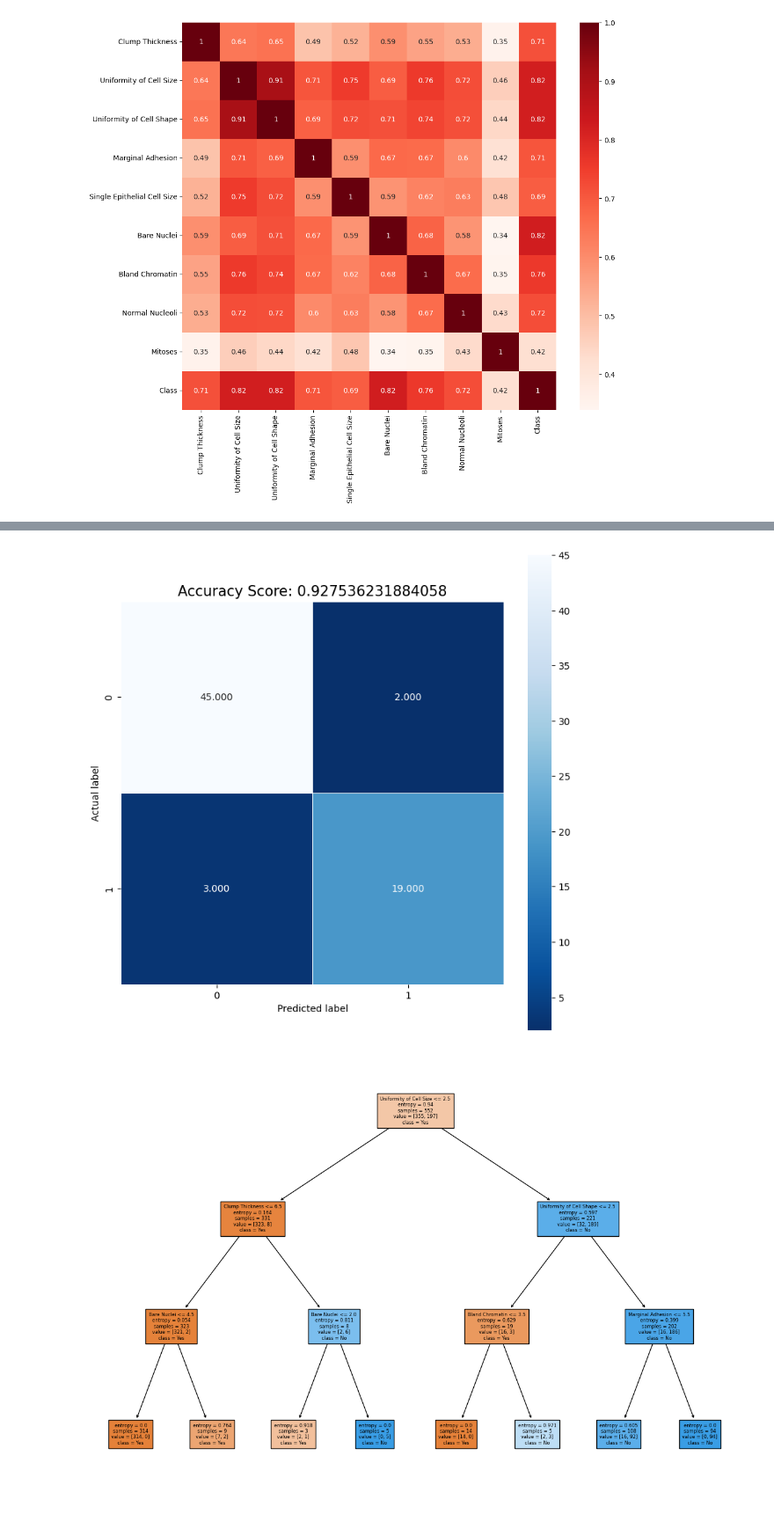
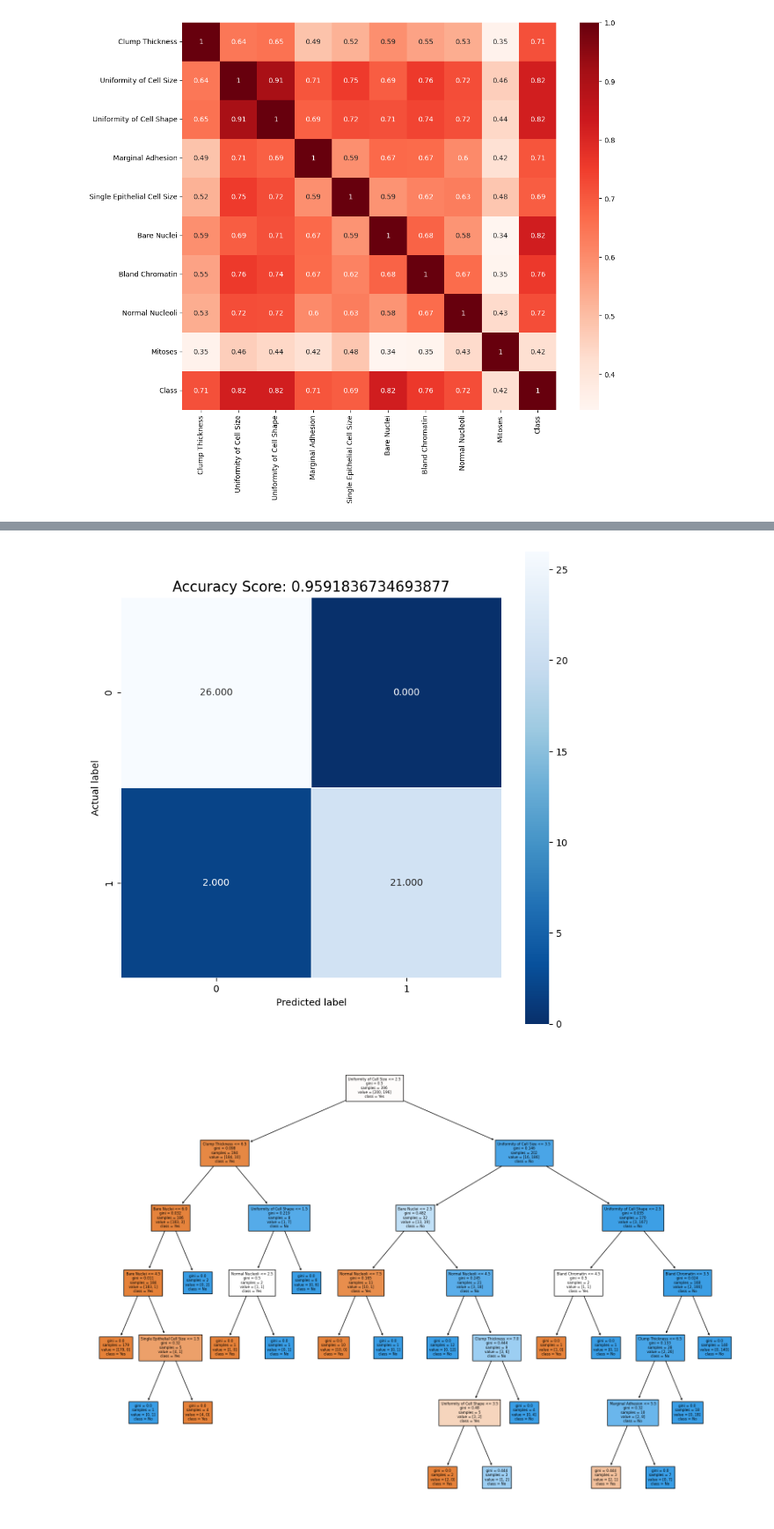
Before and after one commit to rvloenhout/Predicting_BenignOrMalignant, a Jupyter notebook: Decision_Tree.ipynb, the cells around one changed output, grey strips where cells are left out. Shown: that part at 88% size. Cells and saved outputs as stored; diff of their text form; code cells hidden in the pictures.

```diff
--- a/Decision_Tree.ipynb
+++ b/Decision_Tree.ipynb
@@ -84,8 +72,8 @@ sns.countplot(tumor_df_Merged, x="Class", );
 #Splitting the data into training (~80%), validation (~10%) and test (~10%) data
 x_columns = ["Clump Thickness", "Uniformity of Cell Size", "Uniformity of Cell Shape", "Marginal Adhesion", "Single Epithelial Cell Size", "Bare Nuclei", "Bland Chromatin", "Normal Nucleoli", "Mitoses"]
 y_column = ["Class"]
-X = tumor_df[x_columns]
-y = tumor_df[y_column]
+X = tumor_df_Merged[x_columns]
+y = tumor_df_Merged[y_column]
 
 #Transform 2 (for benign) into "No" (0) and 4 (for malignant) into "Yes" (1)
 y = y.replace({'Class': {2: "No", 4: "Yes"}})
@@ -94,7 +82,7 @@ X_train, X_test, y_train, y_test = train_test_split(X, y, test_size=0.1, random_
 X_train, X_val, y_train, y_val = train_test_split(X_train, y_train, test_size=0.1, random_state=101)
 # %%
 #Finding the best configuration settings using gradient decent using the validation set to tune hyperparameters
-max_depth = [ x for x in range(1,9)]
+max_depth = [ x for x in range(1,16)]
 
 settings = []
 
@@ -105,9 +93,9 @@ for criterion in ['entropy', 'log_loss', 'gini']:
         accuracy = sklearn.metrics.accuracy_score(y_val, model.predict(X_val))
         settings.append((criterion, eta0, accuracy))
 
-for config in settings:
-    print(config)
+# for config in settings:
+#     print(config)
 
-#best_accuracy =  max(settings, key=lambda x: x[-1])
-#print("Best settings according to Accuracy {}".format(best_accuracy))
+best_accuracy =  max(settings, key=lambda x: x[-1])
+print("Best settings according to Accuracy {}".format(best_accuracy))
 # %% [output]
@@ -131,8 +103,6 @@ for config in settings:
 # %%
 #Applying best settings to the test set
-#criterion, max_depth = best_accuracy[:2]
-criterion = 'entropy'
-max_depth = 3
+criterion, max_depth = best_accuracy[:2]
 model = DecisionTreeClassifier(criterion=criterion, max_depth=max_depth, random_state=101)
 model.fit(X_train,y_train)
 y_pred_test = model.predict(X_test)
@@ -165,16 +135,16 @@ plt.xlabel('Predicted label');
 all_sample_title = 'Accuracy Score: {0}'.format(accuracy_score_test)
 plt.title(all_sample_title, size = 15);
 # %% [output]
-[figure, old version]
+[figure, new version]
 # %%
 #Visualizing the final decision tree
 y_class_names = ["Yes","No"]
 
-fig = plt.figure(figsize=(15,10)) #20,20
+fig = plt.figure(figsize=(20,14)) #20,20
 _ = plot_tree(model,
             feature_names=x_columns,
             class_names=y_class_names,
             fontsize=6,
             filled=True)
 # %% [output]
-[figure, old version]
+[figure, new version]
```
Also changed, not shown: parts of 4 cells of this notebook.
